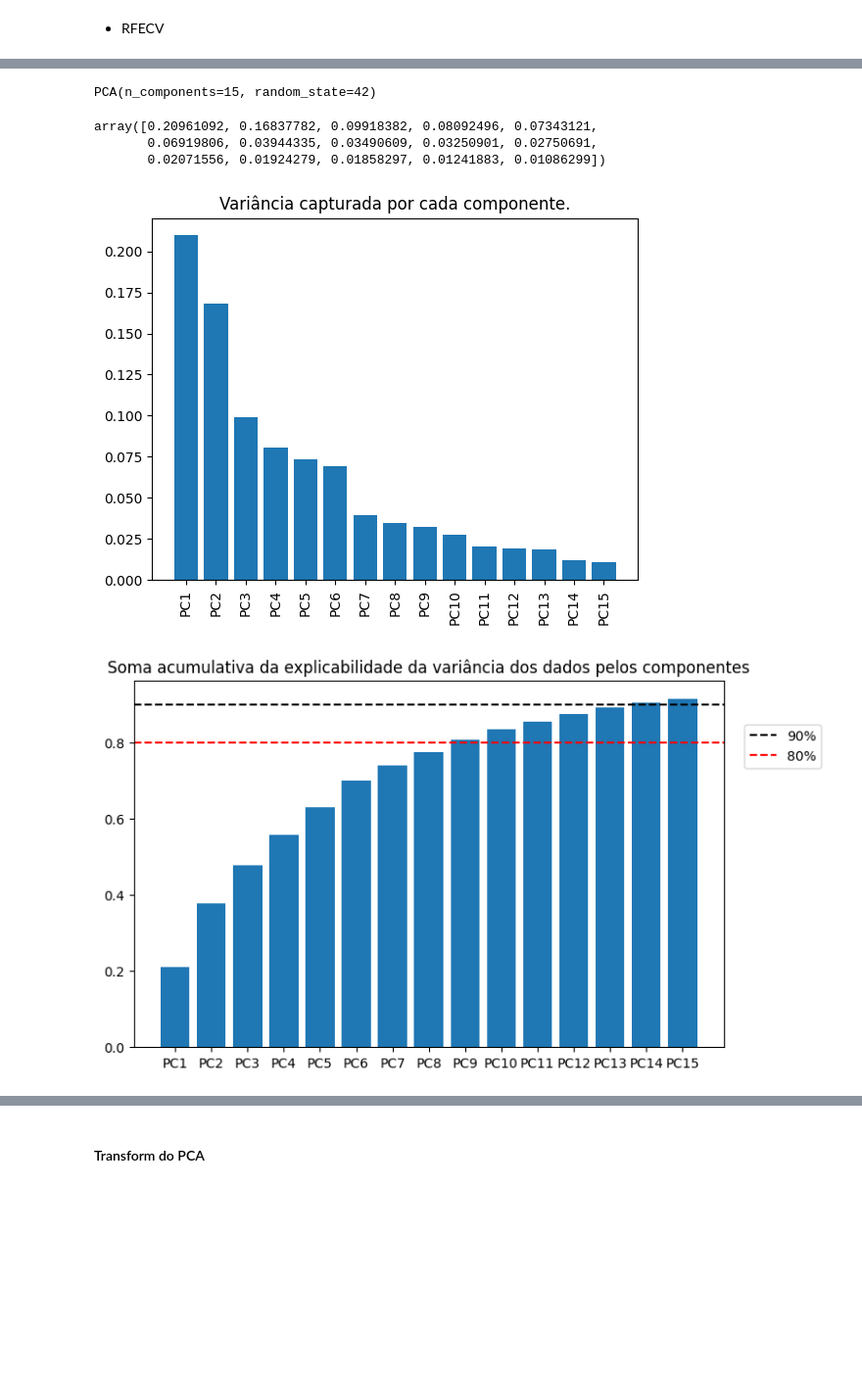
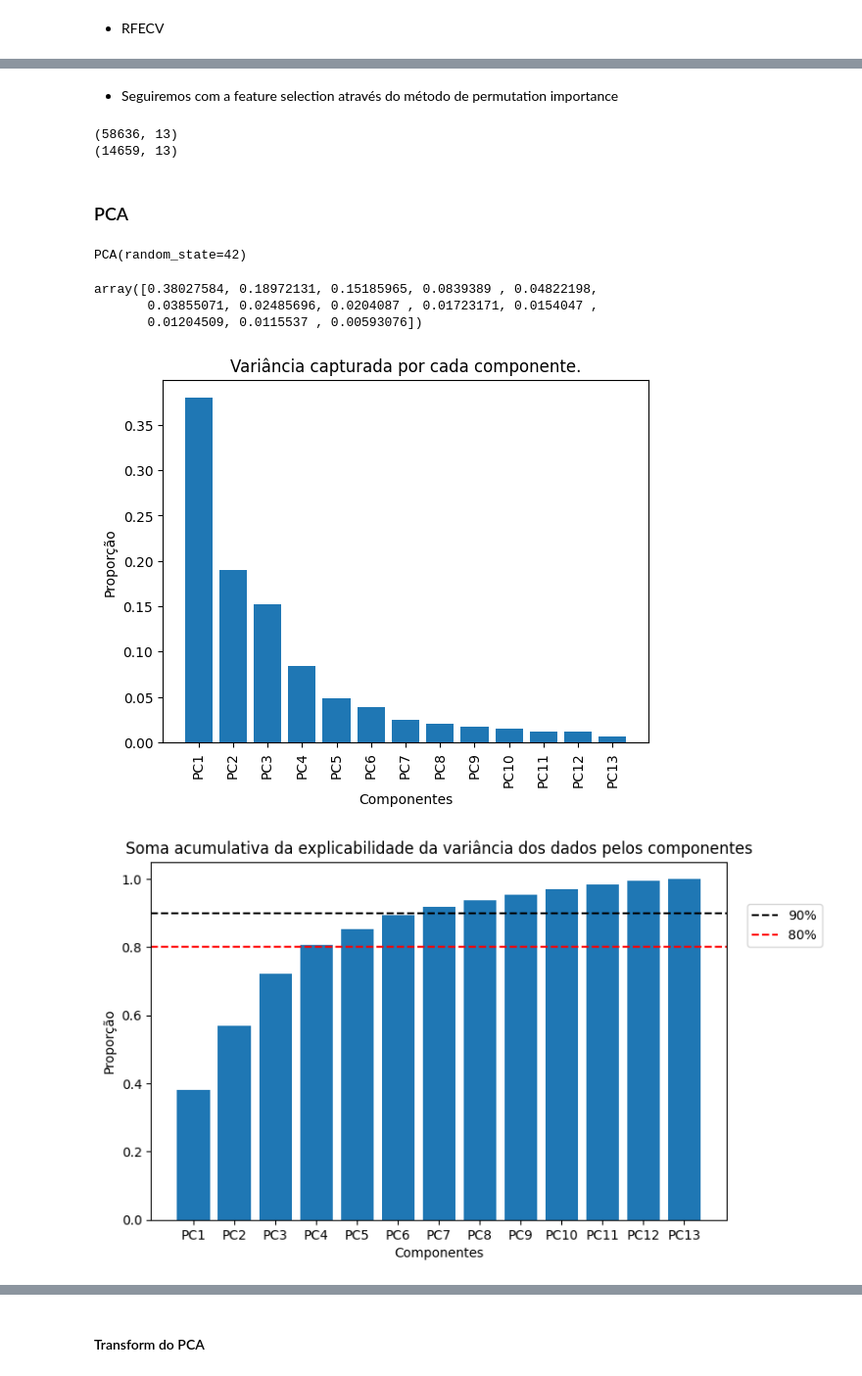
Before and after one commit to fernandobrancher/project_machine_learning_iii, a Jupyter notebook: project_loan_defaulters.ipynb, the cells around one changed output, grey strips where cells are left out. Shown at 98% size. Drawn from its saved outputs; the diff is of its cells as text; code cells hidden in the pictures; blank space fills up the shorter version.

```diff
--- a/project_loan_defaulters.ipynb
+++ b/project_loan_defaulters.ipynb
@@ -690,7 +662,7 @@ importancia
 # Cheguei a 600 e continua mostrando o aviso. Cuidar ao rodar ou mudar o max_iter,
 # pq aumenta bastante tbm o tempo de processamento quanto maior o valor.
 estimador_rfecv = LogisticRegression(max_iter=600)
-rfecv = RFECV(estimador_rfecv, cv=5, verbose=-1)
+rfecv = RFECV(estimador_rfecv, cv=5, verbose=1, n_jobs=-1)
 
 rfecv.fit(X_train_transformed, y_train)
 # %% [output]
@@ -764,31 +685,50 @@ array([ True,  True,  True,  True,  True,  True,  True,  True,  True,
+# %% [markdown]
+- Seguiremos com a feature selection através do método de permutation importance
+# %%
+# Rodar
+X_train_ftselec = X_train_transformed.drop(columns=list(importancia[importancia['importancia'] < 0.01].index))
+
+X_test_ftselec = X_test_transformed.drop(columns=list(importancia[importancia['importancia'] < 0.01].index))
+
+print(X_train_ftselec.shape)
+print(X_test_ftselec.shape)
+# %% [output]
+(58636, 13)
+(14659, 13)
+# %% [markdown]
+### PCA
 # %%
-pca = PCA(n_components=15, random_state=42)
-pca.fit(X_train_transformed)
+pca = PCA(random_state=42)
+pca.fit(X_train_ftselec)
 # %% [output]
-PCA(n_components=15, random_state=42)
+PCA(random_state=42)
 # %%
 pca.explained_variance_ratio_
 # %% [output]
-array([0.20961092, 0.16837782, 0.09918382, 0.08092496, 0.07343121,
-       0.06919806, 0.03944335, 0.03490609, 0.03250901, 0.02750691,
-       0.02071556, 0.01924279, 0.01858297, 0.01241883, 0.01086299])
+array([0.38027584, 0.18972131, 0.15185965, 0.0839389 , 0.04822198,
+       0.03855071, 0.02485696, 0.0204087 , 0.01723171, 0.0154047 ,
+       0.01204509, 0.0115537 , 0.00593076])
 # %%
 labels = [f'PC{i+1}' for i in range(pca.n_components_)]
 plt.bar(labels, pca.explained_variance_ratio_)
 plt.title("Variância capturada por cada componente.")
+plt.xlabel('Componentes')
+plt.ylabel('Proporção')
 plt.xticks(rotation=90)
 plt.show()
 # %% [output]
-[figure, old version]
+[figure, new version]
 # %%
 # Utilizando o modelo com os 10 componentes do PCA
 plt.figure(figsize=(8,5))
 labels = [f'PC{i+1}' for i in range(pca.n_components_)]
 plt.bar(labels, pca.explained_variance_ratio_.cumsum())
 plt.axhline(y=0.9, color='k', linestyle= '--', label="90%")
 plt.axhline(y=0.8, color='r', linestyle= '--', label="80%")
 plt.legend(bbox_to_anchor = (1.1, 0.9), loc = 'upper center')
 plt.title("Soma acumulativa da explicabilidade da variância dos dados pelos componentes")
+plt.xlabel('Componentes')
+plt.ylabel('Proporção')
 plt.show()
 # %% [output]
-[figure, old version]
+[figure, new version]
```
Also changed, not shown: parts of 56 cells of this notebook.
